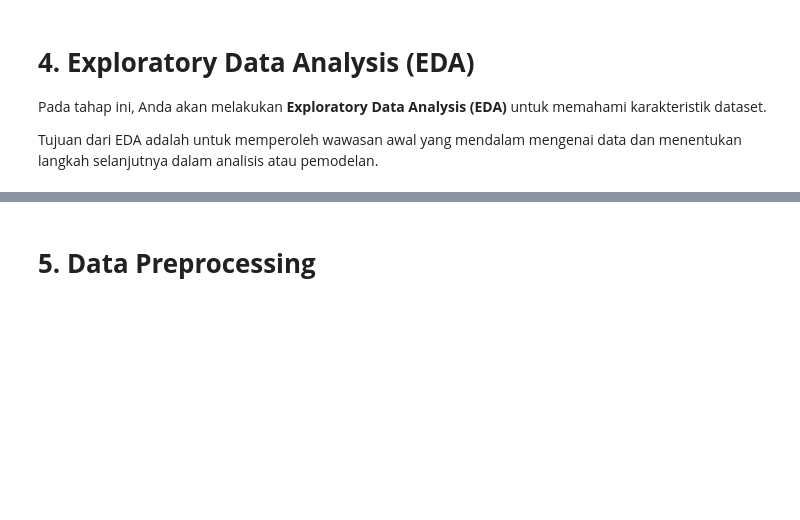
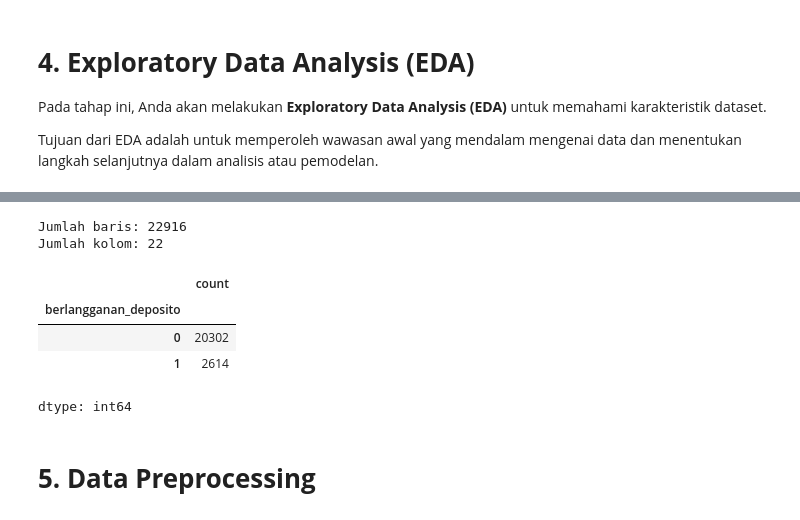
Before and after one commit to RoyanFirdaus313/Eksperimen_SML_Royan-Firdaus, a Jupyter notebook: preprocessing/Eksperimen_Royan-Firdaus.ipynb, the cells around one changed output, grey strips where cells are left out. Drawn from its saved outputs; the diff is of its cells as text; code cells hidden in the pictures; blank space fills up the shorter version.

```diff
--- a/preprocessing/Eksperimen_Royan-Firdaus.ipynb
+++ b/preprocessing/Eksperimen_Royan-Firdaus.ipynb
@@ -113,3 +45,19 @@ plt.show()
+# %%
+# cek jumlah baris dan kolom
+
+print("Jumlah baris:", df.shape[0])
+print("Jumlah kolom:", df.shape[1])
+# cek missing value
+df.isnull().sum()
+df["berlangganan_deposito"].value_counts()
+# %% [output]
+Jumlah baris: 22916
+Jumlah kolom: 22
+|  | count |
+| berlangganan_deposito |  |
+| 0 | 20302 |
+| 1 | 2614 |
+dtype: int64
 # %% [markdown]
 # **5. Data Preprocessing**
 # %% [markdown]
```
Also changed, not shown: parts of 7 cells of this notebook, 3 other files.
